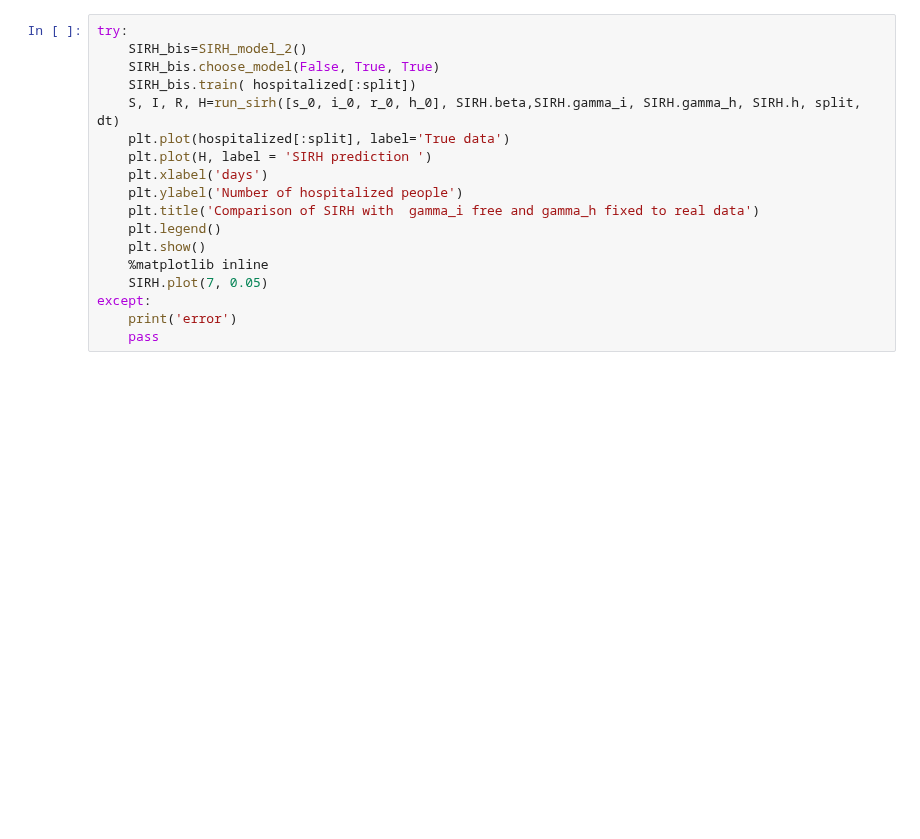
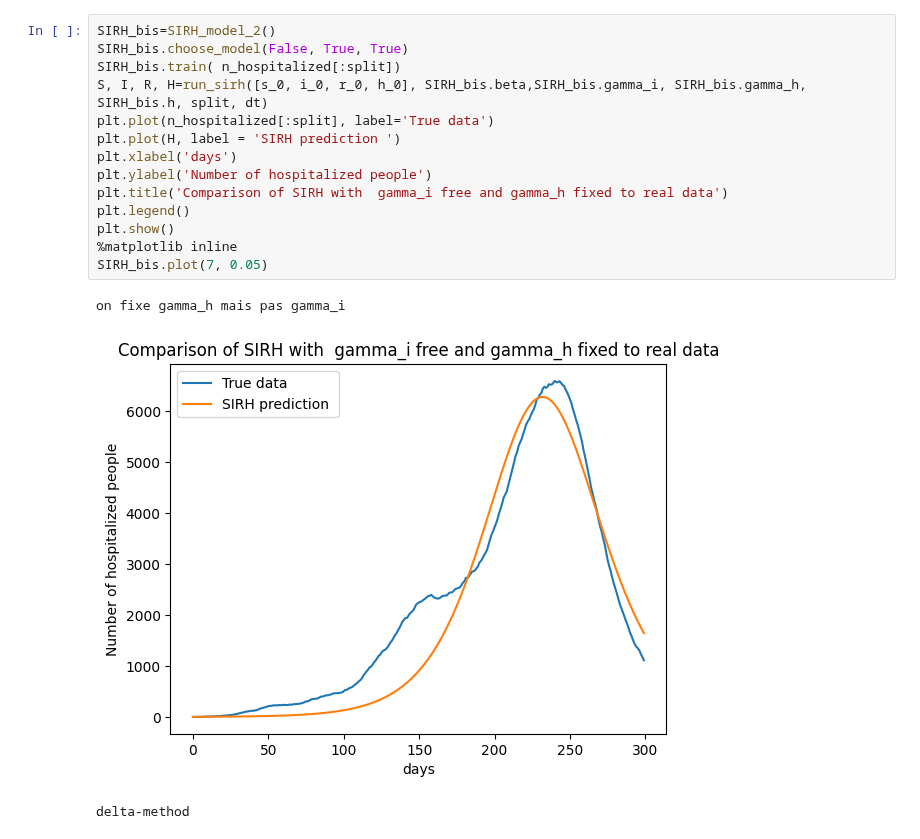
Before and after one commit to gregoirebechade/covid_internship, a Jupyter notebook: 09_SIRH.ipynb, the cells around one changed output. Saved outputs shown, nothing was run; the diff lists cells and outputs as text; blank space fills up the shorter version.

```diff
--- a/09_SIRH.ipynb
+++ b/09_SIRH.ipynb
@@ -40,18 +99,18 @@ gammas constants
 # %%
-try:
-    SIRH_bis=SIRH_model_2()
-    SIRH_bis.choose_model(False, True, True)
-    SIRH_bis.train( hospitalized[:split])
-    S, I, R, H=run_sirh([s_0, i_0, r_0, h_0], SIRH.beta,SIRH.gamma_i, SIRH.gamma_h, SIRH.h, split, dt)
-    plt.plot(hospitalized[:split], label='True data')
-    plt.plot(H, label = 'SIRH prediction ')
-    plt.xlabel('days')
-    plt.ylabel('Number of hospitalized people')
-    plt.title('Comparison of SIRH with  gamma_i free and gamma_h fixed to real data')
-    plt.legend()
-    plt.show()
-    %matplotlib inline
-    SIRH.plot(7, 0.05)
-except:
-    print('error')
-    pass
+SIRH_bis=SIRH_model_2()
+SIRH_bis.choose_model(False, True, True)
+SIRH_bis.train( n_hospitalized[:split])
+S, I, R, H=run_sirh([s_0, i_0, r_0, h_0], SIRH_bis.beta,SIRH_bis.gamma_i, SIRH_bis.gamma_h, SIRH_bis.h, split, dt)
+plt.plot(n_hospitalized[:split], label='True data')
+plt.plot(H, label = 'SIRH prediction ')
+plt.xlabel('days')
+plt.ylabel('Number of hospitalized people')
+plt.title('Comparison of SIRH with  gamma_i free and gamma_h fixed to real data')
+plt.legend()
+plt.show()
+%matplotlib inline
+SIRH_bis.plot(7, 0.05)
+# %% [output]
+on fixe gamma_h mais pas gamma_i
+[figure, added]
+delta-method
```
Also changed, not shown: parts of 15 cells of this notebook, 6 other files.
